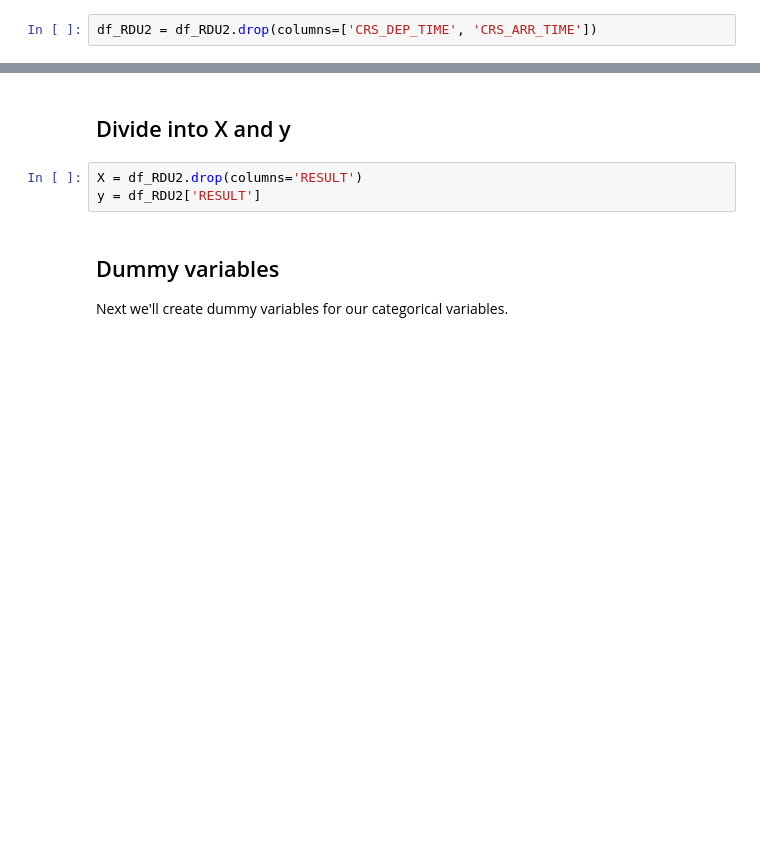
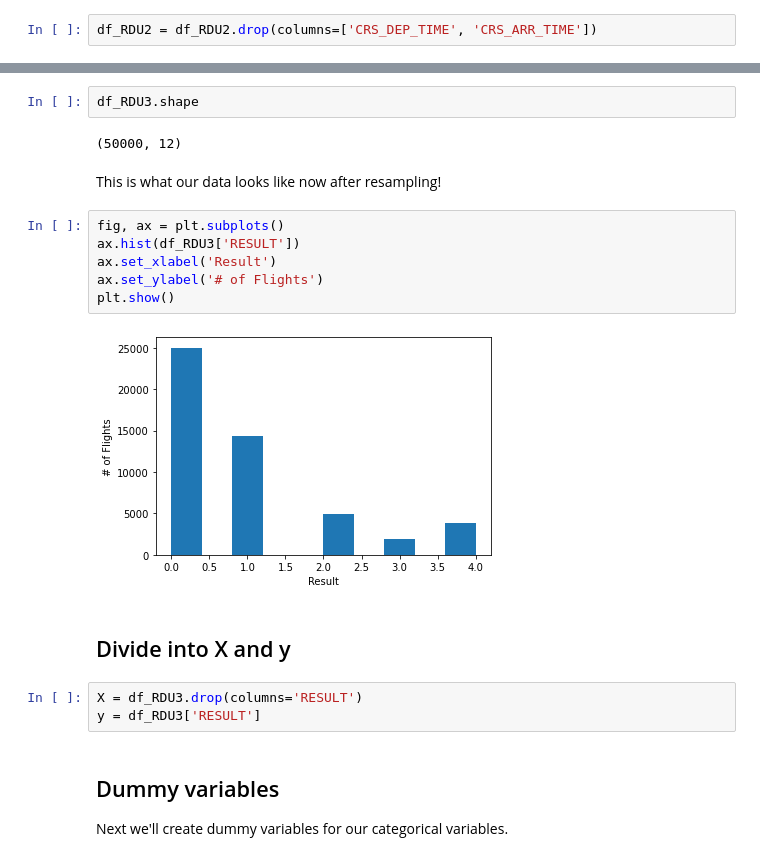
Before and after one commit to liyueling13/Springboard, a Jupyter notebook: Capstone 2/Capstone 2 - Preprocessing2 - Airline Delays.ipynb, the cells around one changed output, grey strips where cells are left out. Drawn from its saved outputs; the diff is of its cells as text; blank space fills up the shorter version.

```diff
--- a/Capstone 2/Capstone 2 - Preprocessing2 - Airline Delays.ipynb
+++ b/Capstone 2/Capstone 2 - Preprocessing2 - Airline Delays.ipynb
@@ -213,8 +250,22 @@ df_RDU2 = df_RDU2.drop(columns=['CRS_DEP_TIME', 'CRS_ARR_TIME'])
+# %%
+df_RDU3.shape
+# %% [output]
+(50000, 12)
+# %% [markdown]
+This is what our data looks like now after resampling!
+# %%
+fig, ax = plt.subplots()
+ax.hist(df_RDU3['RESULT'])
+ax.set_xlabel('Result')
+ax.set_ylabel('# of Flights')
+plt.show()
+# %% [output]
+[figure, added]
 # %% [markdown]
 ## Divide into X and y
 # %%
-X = df_RDU2.drop(columns='RESULT')
-y = df_RDU2['RESULT']
+X = df_RDU3.drop(columns='RESULT')
+y = df_RDU3['RESULT']
 # %% [markdown]
 ## Dummy variables
 
```
Also changed, not shown: parts of 11 cells of this notebook, 8 other files.
